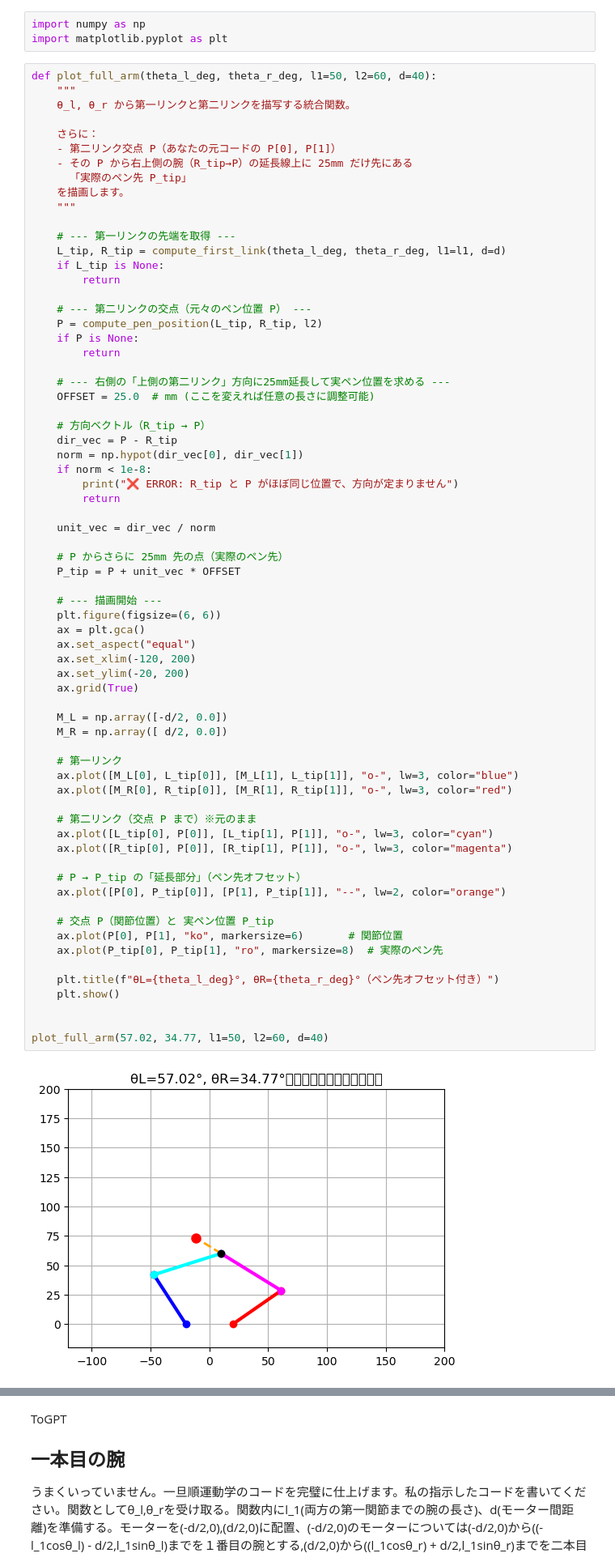
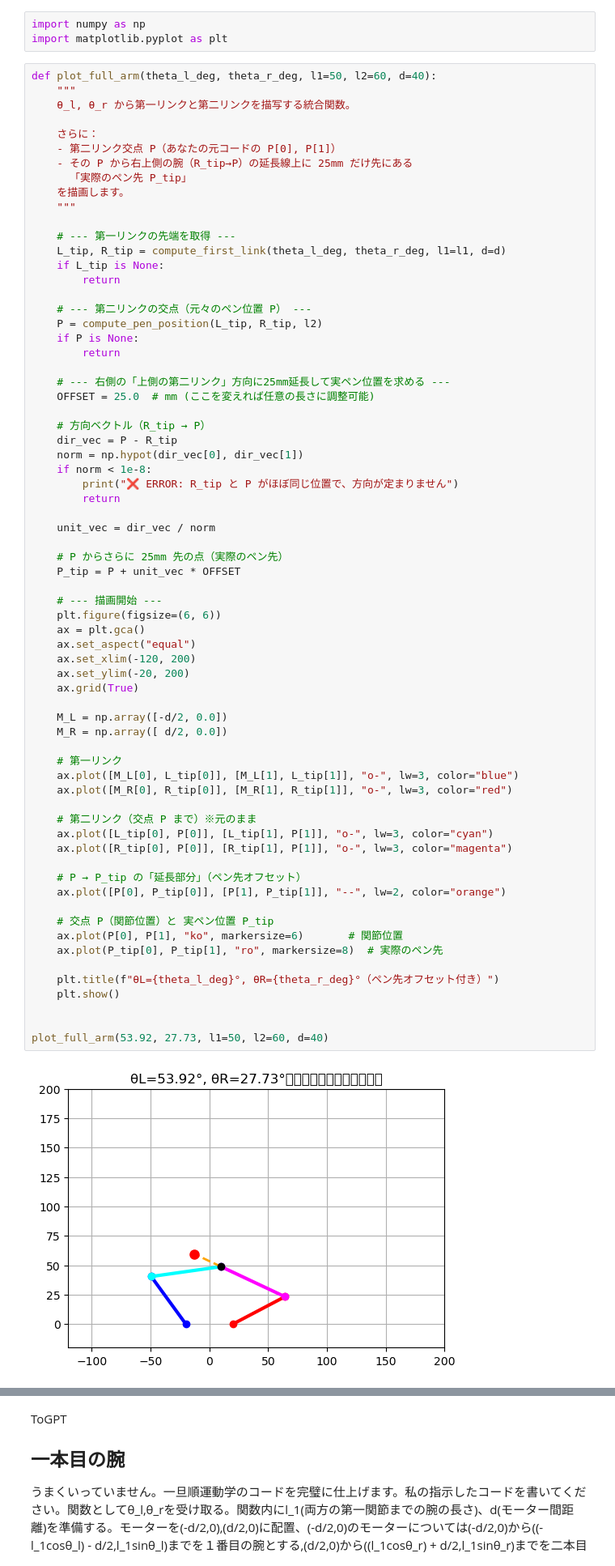
Before and after one commit to Ishikishik/cutting_machine, a Jupyter notebook: simulate/work/gyakuunndo/main.ipynb, the cells around one changed output, grey strips where cells are left out. Shown at 81% size. Cells and saved outputs as stored; diff of their text form.

```diff
--- a/simulate/work/gyakuunndo/main.ipynb
+++ b/simulate/work/gyakuunndo/main.ipynb
@@ -42,32 +42,32 @@ def plot_full_arm(theta_l_deg, theta_r_deg, l1=50, l2=60, d=40):
     plt.figure(figsize=(6, 6))
     ax = plt.gca()
     ax.set_aspect("equal")
     ax.set_xlim(-120, 200)
     ax.set_ylim(-20, 200)
     ax.grid(True)
 
     M_L = np.array([-d/2, 0.0])
     M_R = np.array([ d/2, 0.0])
 
     # 第一リンク
     ax.plot([M_L[0], L_tip[0]], [M_L[1], L_tip[1]], "o-", lw=3, color="blue")
     ax.plot([M_R[0], R_tip[0]], [M_R[1], R_tip[1]], "o-", lw=3, color="red")
 
     # 第二リンク（交点 P まで）※元のまま
     ax.plot([L_tip[0], P[0]], [L_tip[1], P[1]], "o-", lw=3, color="cyan")
     ax.plot([R_tip[0], P[0]], [R_tip[1], P[1]], "o-", lw=3, color="magenta")
 
     # P → P_tip の「延長部分」（ペン先オフセット）
     ax.plot([P[0], P_tip[0]], [P[1], P_tip[1]], "--", lw=2, color="orange")
 
     # 交点 P（関節位置）と 実ペン位置 P_tip
     ax.plot(P[0], P[1], "ko", markersize=6)       # 関節位置
     ax.plot(P_tip[0], P_tip[1], "ro", markersize=8)  # 実際のペン先
 
     plt.title(f"θL={theta_l_deg}°, θR={theta_r_deg}°（ペン先オフセット付き）")
     plt.show()
 
 
-plot_full_arm(57.02, 34.77, l1=50, l2=60, d=40)
+plot_full_arm(53.92, 27.73, l1=50, l2=60, d=40)
 # %% [output]
-[figure, old version]
+[figure, new version]
```
Also changed, not shown: parts of 4 cells of this notebook, 4 other files.
